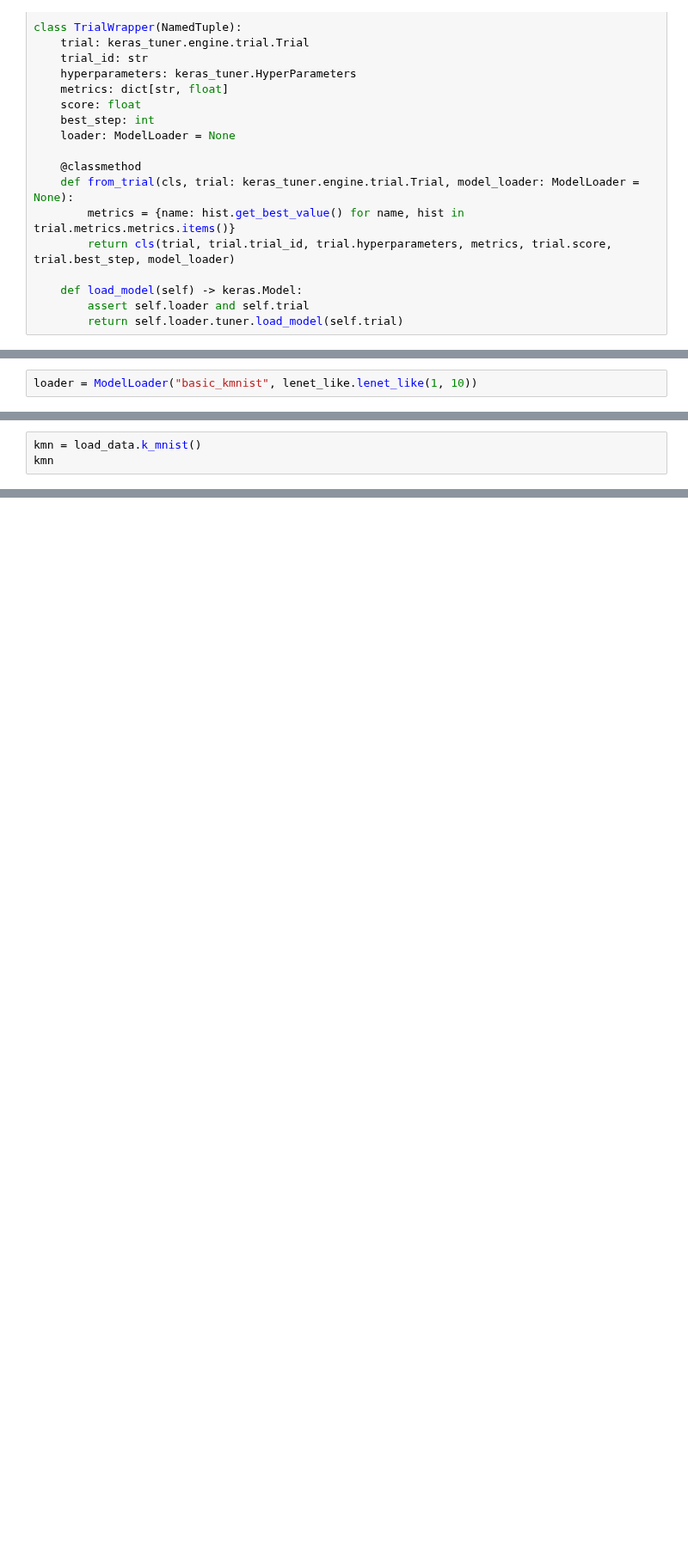
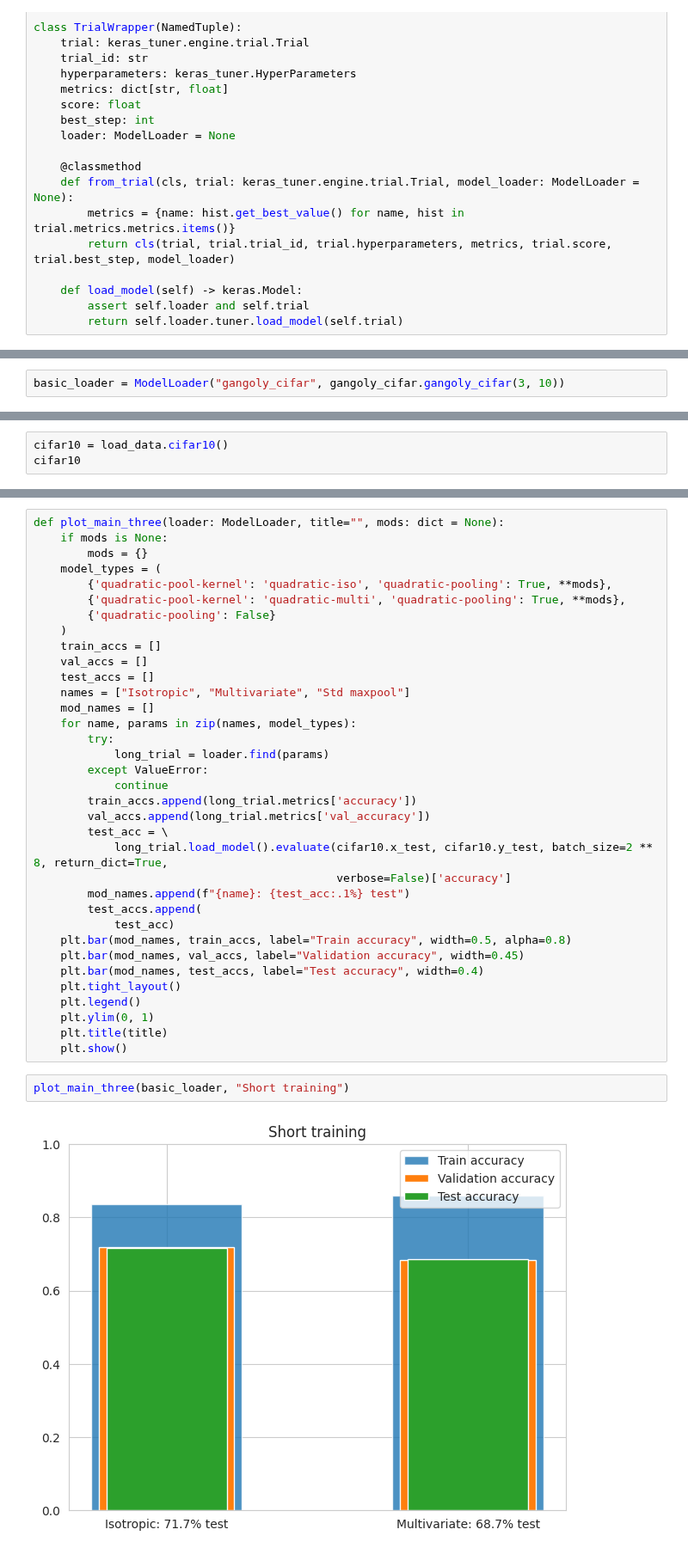
Before and after one commit to p-adema/quadratic-conv, a Jupyter notebook: scratch/result_check.ipynb, the cells around one changed output, grey strips where cells are left out. Shown at 86% size. Cells and saved outputs as stored; diff of their text form; blank space fills up the shorter version.

Commit message:
(code) add some visualisations for first results

```diff
--- a/scratch/result_check.ipynb
+++ b/scratch/result_check.ipynb
@@ -114,3 +104,3 @@ class ModelLoader:
 # %%
-loader = ModelLoader("basic_kmnist", lenet_like.lenet_like(1, 10))
+basic_loader = ModelLoader("gangoly_cifar", gangoly_cifar.gangoly_cifar(3, 10))
 # %% [output]
@@ -148,4 +159,4 @@ Model: "sequential"
 # %%
-kmn = load_data.k_mnist()
-kmn
+cifar10 = load_data.cifar10()
+cifar10
 # %% [output]
@@ -172,0 +234,39 @@ qmiso.evaluate(kmn.x_test, kmn.y_test, batch_size=2 ** 10, return_dict=True)
+# %%
+def plot_main_three(loader: ModelLoader, title="", mods: dict = None):
+    if mods is None:
+        mods = {}
+    model_types = (
+        {'quadratic-pool-kernel': 'quadratic-iso', 'quadratic-pooling': True, **mods},
+        {'quadratic-pool-kernel': 'quadratic-multi', 'quadratic-pooling': True, **mods},
+        {'quadratic-pooling': False}
+    )
+    train_accs = []
+    val_accs = []
+    test_accs = []
+    names = ["Isotropic", "Multivariate", "Std maxpool"]
+    mod_names = []
+    for name, params in zip(names, model_types):
+        try:
+            long_trial = loader.find(params)
+        except ValueError:
+            continue
+        train_accs.append(long_trial.metrics['accuracy'])
+        val_accs.append(long_trial.metrics['val_accuracy'])
+        test_acc = \
+            long_trial.load_model().evaluate(cifar10.x_test, cifar10.y_test, batch_size=2 ** 8, return_dict=True,
+                                             verbose=False)['accuracy']
+        mod_names.append(f"{name}: {test_acc:.1%} test")
+        test_accs.append(
+            test_acc)
+    plt.bar(mod_names, train_accs, label="Train accuracy", width=0.5, alpha=0.8)
+    plt.bar(mod_names, val_accs, label="Validation accuracy", width=0.45)
+    plt.bar(mod_names, test_accs, label="Test accuracy", width=0.4)
+    plt.tight_layout()
+    plt.legend()
+    plt.ylim(0, 1)
+    plt.title(title)
+    plt.show()
+# %%
+plot_main_three(basic_loader, "Short training")
+# %% [output]
+[figure, added]
```
Also changed, not shown: parts of 28 cells of this notebook, 1 other file.
